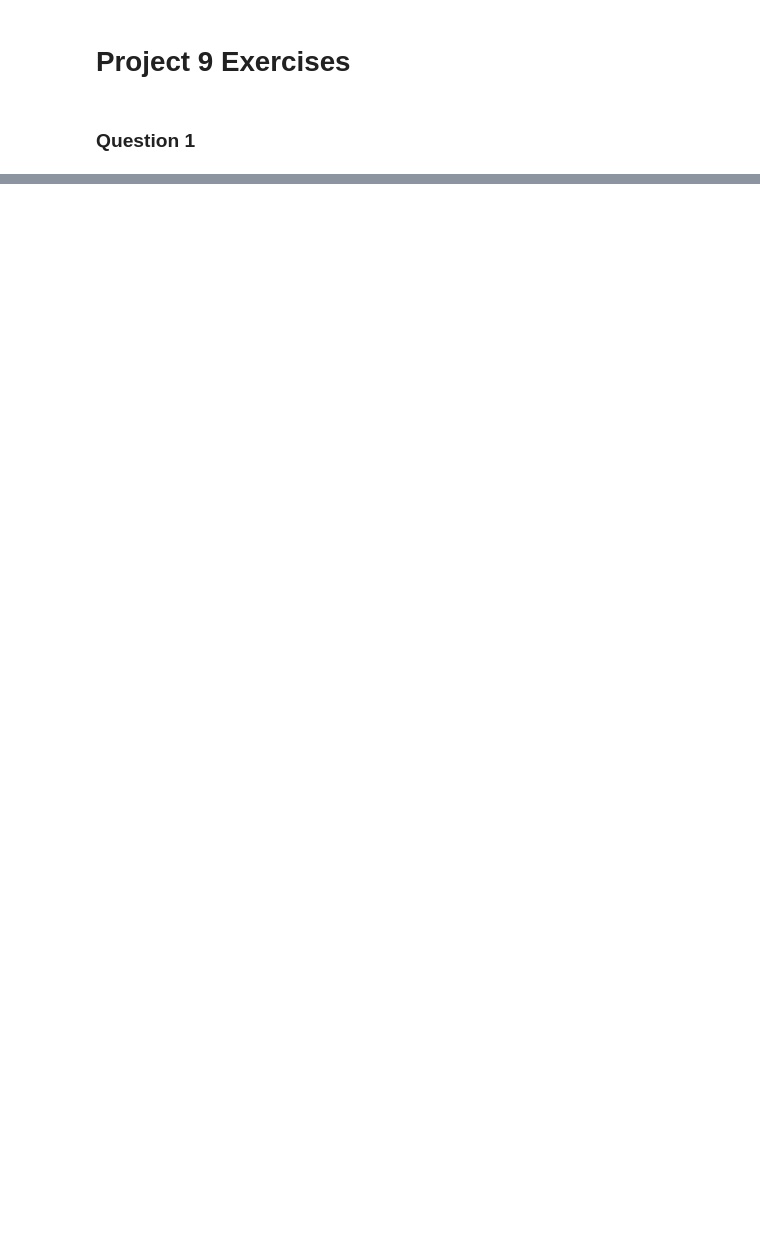
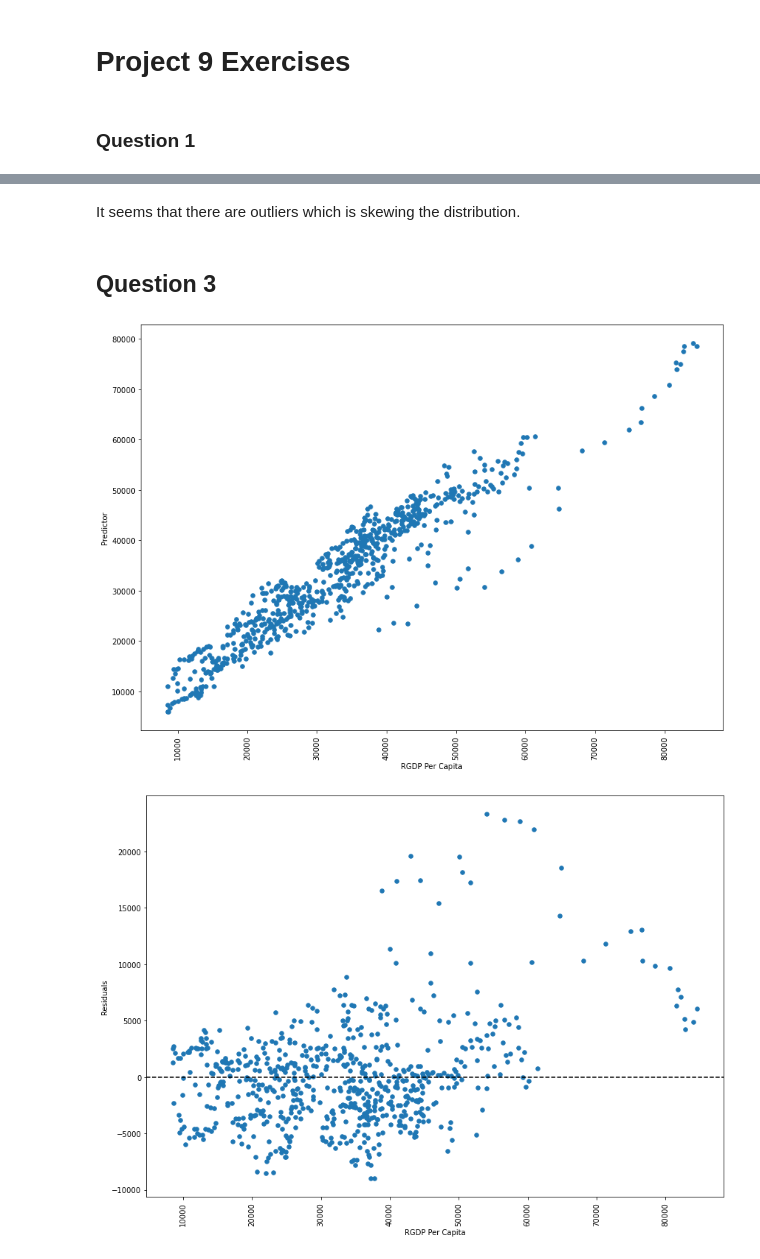
Before and after one commit to paighewold/ECON411, a Jupyter notebook: At Home Projects/Project 9 Exercises.ipynb, the cells around one changed output, grey strips where cells are left out. Saved outputs shown, nothing was run; the diff lists cells and outputs as text; code cells hidden in the pictures; blank space fills up the shorter version.

```diff
--- a/At Home Projects/Project 9 Exercises.ipynb
+++ b/At Home Projects/Project 9 Exercises.ipynb
@@ -42,0 +135,33 @@ hw_data[hw_data["Countries"].isin(oecd_countries)]
+# %% [markdown]
+It seems that there are outliers which is skewing the distribution.
+# %% [markdown]
+## Question 3
+# %%
+def plot_residuals(df, y_var, x_vars):
+    fig, ax = plt.subplots(figsize = (14,10))
+    r_df.plot.scatter(x = y_var[0],
+                    y = "Predictor",
+                    s = 30,
+                    ax = ax)
+
+    plt.xticks(rotation = 90)
+    plt.show()
+    plt.close()
+
+    #cycle through all variables included in regression
+    # concatenate y_var and x_vars to form
+    for var in y_var + x_vars:
+        fig, ax = plt.subplots(figsize = (14,10))
+        r_df.plot.scatter(x = var,
+                     y = "Residuals",
+                     s = 30,
+                     ax = ax)
+        ax.axhline(0, ls = "--", color = "k")
+        plt.xticks(rotation = 90)
+        plt.show()
+        plt.close()
+
+plot_residuals(r_df, y_var, x_vars)
+# %% [output]
+[figure, added]
+[figure, added]
```
Also changed, not shown: parts of 25 cells of this notebook, 2 other files.
